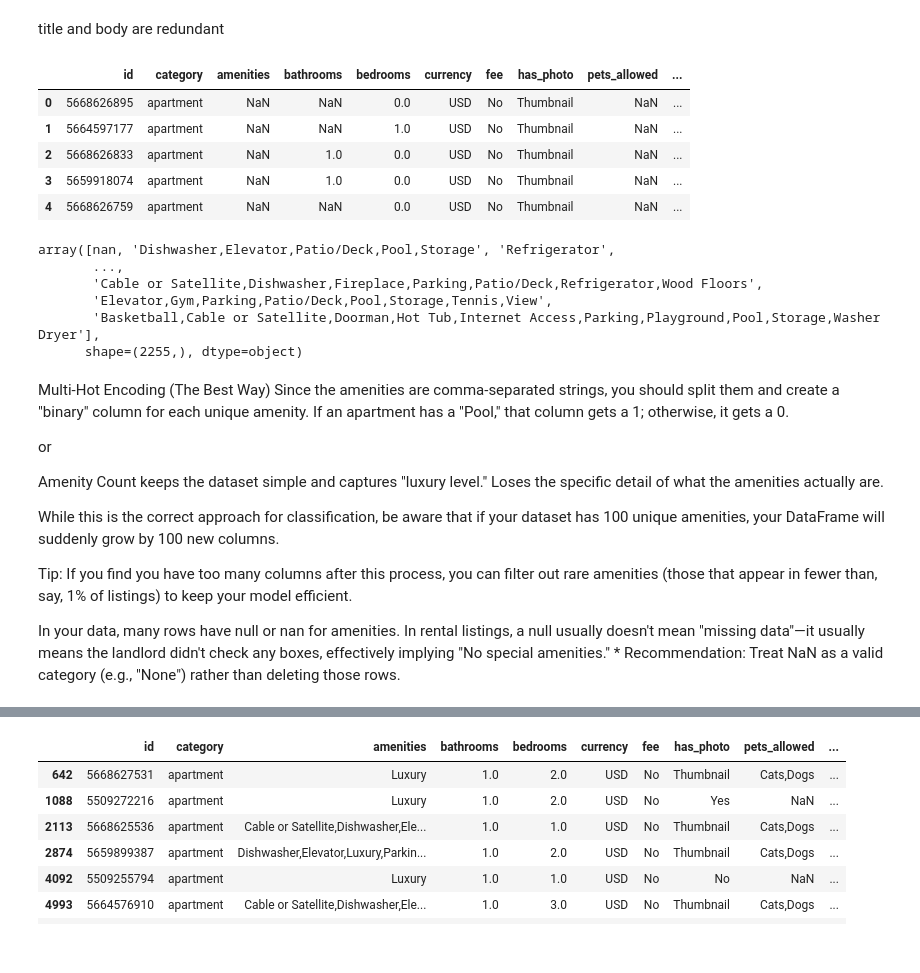
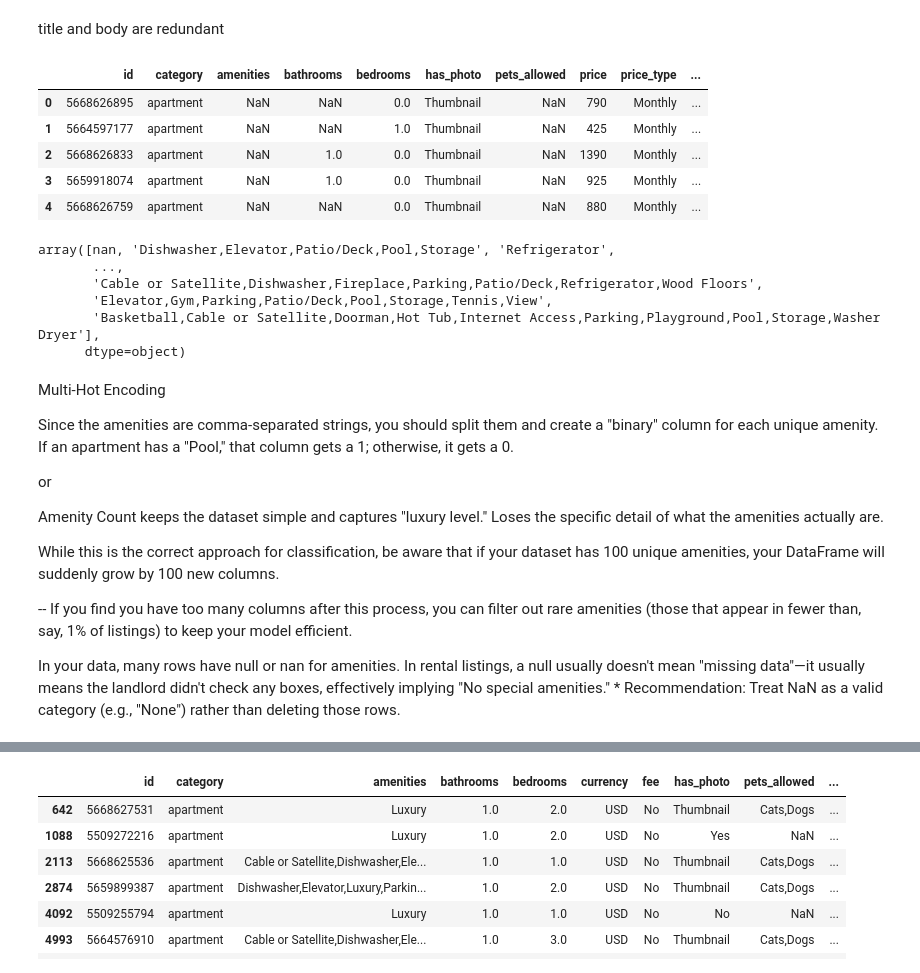
Before and after one commit to darrelljing21/ITEC4305-project, a Jupyter notebook: dataxplore.ipynb, the cells around one changed output, grey strips where cells are left out. Drawn from its saved outputs; the diff is of its cells as text; code cells hidden in the pictures.

```diff
--- a/dataxplore.ipynb
+++ b/dataxplore.ipynb
@@ -1,5 +1,7 @@
 # %%
 import pandas as pd
+
+pd.set_option('display.max_columns', None)
 
 rent = pd.read_csv('data/apartments_for_rent_classified_10K.csv', sep=';', encoding='latin1')
 
@@ -83,26 +167,24 @@ array(['This unit is located at second St NE, Uhland Terrace NE, Washington, DC
 # %% [markdown]
 title and body are redundant
 # %%
-# 1. Filter out the short_term rows
-rent = rent[rent['category'] != 'housing/rent/short_term']
+# Drop the unwanted columns
+rent = rent.drop(columns=['title', 'body', 'currency', 'fee', 'source', 'time', 'price_display'])
 
-# 2. Drop the unwanted columns
-rent = rent.drop(columns=['title', 'body', 'source', 'time', 'price_display'])
-
-# 3. Rename your remaining categories
+# Rename categories value to apartment and home
 rent['category'] = rent['category'].replace({
     'housing/rent/apartment': 'apartment',
-    'housing/rent/home': 'home'
+    'housing/rent/home': 'home',
+    'housing/rent/short_term': 'apartment'
 })
 
 rent.head()
 # %% [output]
-|  | id | category | amenities | bathrooms | bedrooms | currency | fee | has_photo | pets_allowed | ... |
-| 0 | 5668626895 | apartment | NaN | NaN | 0.0 | USD | No | Thumbnail | NaN | ... |
-| 1 | 5664597177 | apartment | NaN | NaN | 1.0 | USD | No | Thumbnail | NaN | ... |
-| 2 | 5668626833 | apartment | NaN | 1.0 | 0.0 | USD | No | Thumbnail | NaN | ... |
-| 3 | 5659918074 | apartment | NaN | 1.0 | 0.0 | USD | No | Thumbnail | NaN | ... |
-| 4 | 5668626759 | apartment | NaN | NaN | 0.0 | USD | No | Thumbnail | NaN | ... |
+|  | id | category | amenities | bathrooms | bedrooms | has_photo | pets_allowed | price | price_type | ... |
+| 0 | 5668626895 | apartment | NaN | NaN | 0.0 | Thumbnail | NaN | 790 | Monthly | ... |
+| 1 | 5664597177 | apartment | NaN | NaN | 1.0 | Thumbnail | NaN | 425 | Monthly | ... |
+| 2 | 5668626833 | apartment | NaN | 1.0 | 0.0 | Thumbnail | NaN | 1390 | Monthly | ... |
+| 3 | 5659918074 | apartment | NaN | 1.0 | 0.0 | Thumbnail | NaN | 925 | Monthly | ... |
+| 4 | 5668626759 | apartment | NaN | NaN | 0.0 | Thumbnail | NaN | 880 | Monthly | ... |
 # %%
 rent['amenities'].unique()
 # %% [output]
@@ -111,9 +193,10 @@ array([nan, 'Dishwasher,Elevator,Patio/Deck,Pool,Storage', 'Refrigerator',
        'Cable or Satellite,Dishwasher,Fireplace,Parking,Patio/Deck,Refrigerator,Wood Floors',
        'Elevator,Gym,Parking,Patio/Deck,Pool,Storage,Tennis,View',
        'Basketball,Cable or Satellite,Doorman,Hot Tub,Internet Access,Parking,Playground,Pool,Storage,Washer Dryer'],
-      shape=(2255,), dtype=object)
+      dtype=object)
 # %% [markdown]
-Multi-Hot Encoding (The Best Way)
+Multi-Hot Encoding
+
 Since the amenities are comma-separated strings, you should split them and create a "binary" column for each unique amenity. If an apartment has a "Pool," that column gets a 1; otherwise, it gets a 0.
 
 or
@@ -123,7 +206,7 @@ Amenity Count keeps the dataset simple and captures "luxury level."	Loses the sp
 
 While this is the correct approach for classification, be aware that if your dataset has 100 unique amenities, your DataFrame will suddenly grow by 100 new columns.
 
-Tip: If you find you have too many columns after this process, you can filter out rare amenities (those that appear in fewer than, say, 1% of listings) to keep your model efficient.
+-- If you find you have too many columns after this process, you can filter out rare amenities (those that appear in fewer than, say, 1% of listings) to keep your model efficient.
 
 
 In your data, many rows have null or nan for amenities. In rental listings, a null usually doesn't mean "missing data"—it usually means the landlord didn't check any boxes, effectively implying "No special amenities." * Recommendation: Treat NaN as a valid category (e.g., "None") rather than deleting those rows.
```
Also changed, not shown: parts of 55 cells of this notebook.
